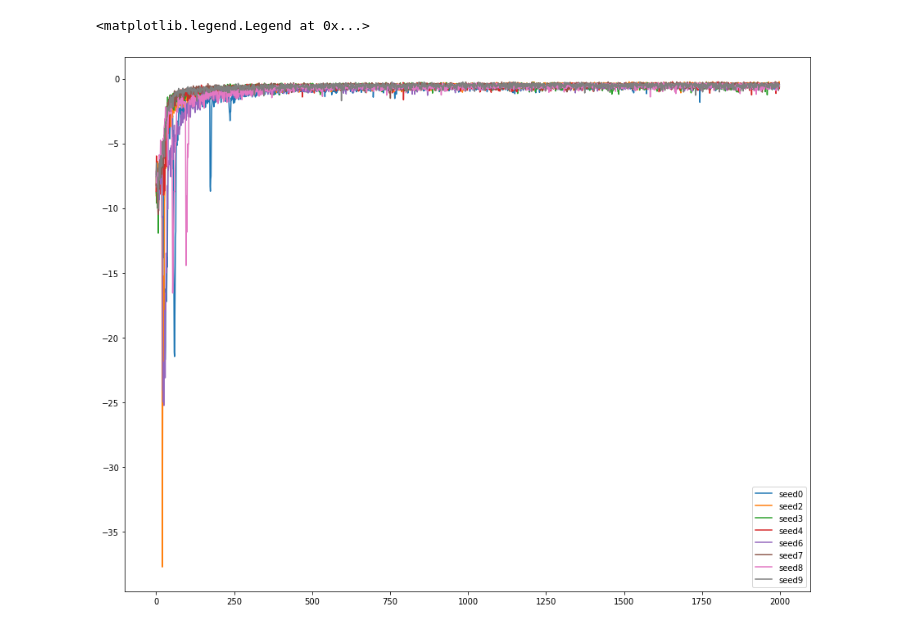
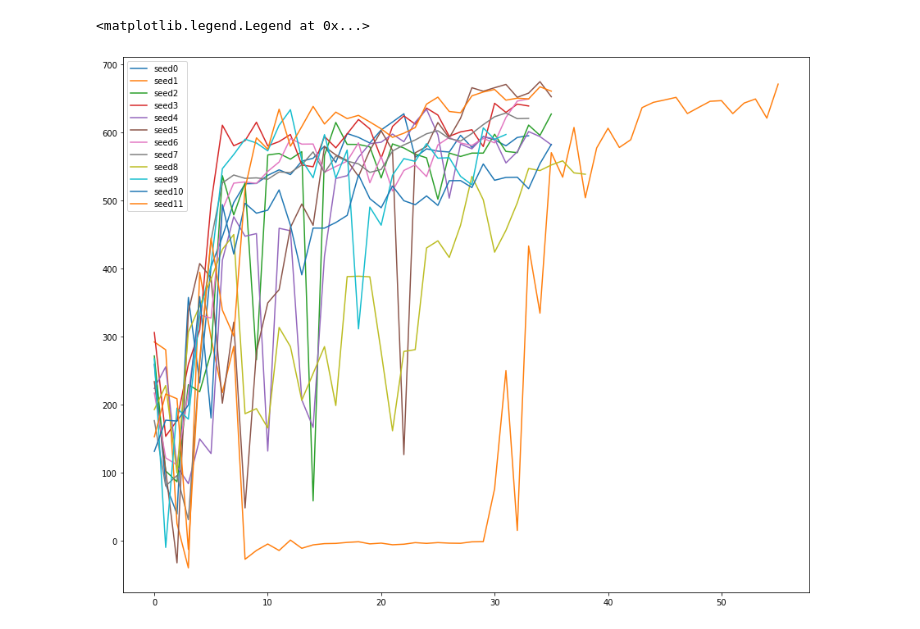
Before and after one commit to MehranTaghian/SAC_GCN, a Jupyter notebook: test.ipynb, the cells around one changed output. Cells and saved outputs as stored; diff of their text form; code cells hidden in the pictures.

Commit message:
fetchreach scripts added

```diff
--- a/test.ipynb
+++ b/test.ipynb
@@ -6,15 +9,10 @@ import matplotlib.pyplot as plt
 # %%
-num_seeds = 10
-rewards = np.zeros([num_seeds, 1999])
 plt.figure(figsize=[15,12])
 for s in range(num_seeds):
-    if s == 5 or s == 1:
-        continue
-    eval = pd.read_csv(f'Data/FetchReachDense-v1/standard/seed{s}/eval.csv')
-    rewards[s, :] = eval['eval_reward'][:1999]
-    plt.plot(rewards[s], label=f'seed{s}')
+    data = load_object(f'{path}/seed{s}/eval.pkl')[:, 3]
+    plt.plot(data, label=f'seed{s}')
 
 plt.legend()
 # %% [output]
 <matplotlib.legend.Legend at 0x...>
-[figure, old version]
+[figure, new version]
```
Also changed, not shown: parts of 5 cells of this notebook, 2 other files.
